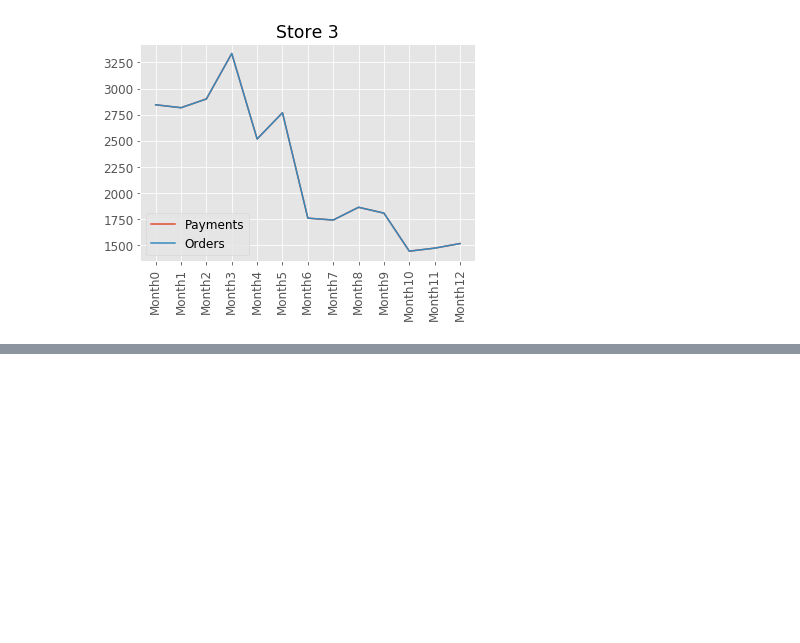
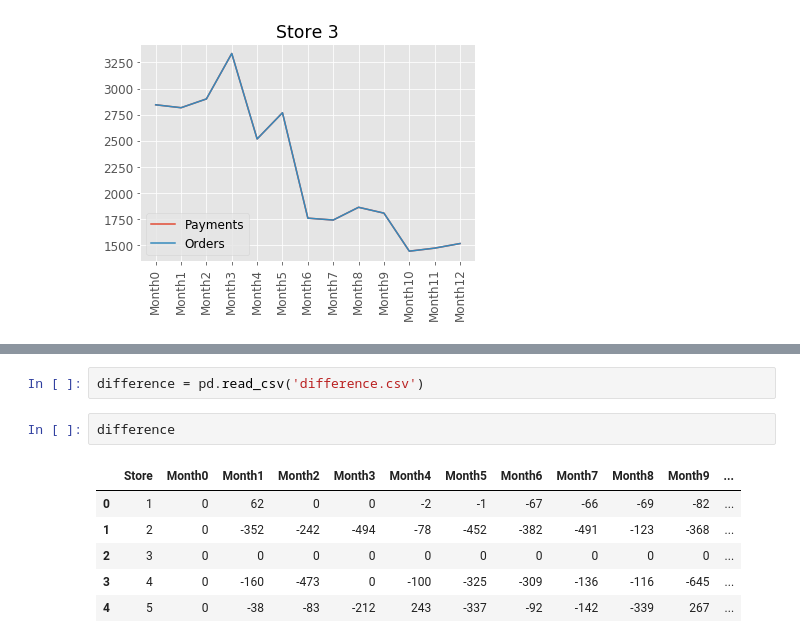
Before and after one commit to yuchild/fairbanc_takehome, a Jupyter notebook: fairbanc_analysis.ipynb, the cells around one changed output, grey strips where cells are left out. Cells and saved outputs as stored; diff of their text form; blank space fills up the shorter version.

```diff
--- a/fairbanc_analysis.ipynb
+++ b/fairbanc_analysis.ipynb
@@ -131,0 +132,11 @@ plt.title('Store 5');
+# %%
+difference = pd.read_csv('difference.csv')
+# %%
+difference
+# %% [output]
+|  | Store | Month0 | Month1 | Month2 | Month3 | Month4 | Month5 | Month6 | Month7 | Month8 | Month9 | ... |
+| 0 | 1 | 0 | 62 | 0 | 0 | -2 | -1 | -67 | -66 | -69 | -82 | ... |
+| 1 | 2 | 0 | -352 | -242 | -494 | -78 | -452 | -382 | -491 | -123 | -368 | ... |
+| 2 | 3 | 0 | 0 | 0 | 0 | 0 | 0 | 0 | 0 | 0 | 0 | ... |
+| 3 | 4 | 0 | -160 | -473 | 0 | -100 | -325 | -309 | -136 | -116 | -645 | ... |
+| 4 | 5 | 0 | -38 | -83 | -212 | 243 | -337 | -92 | -142 | -339 | 267 | ... |
```
Also changed, not shown: parts of 8 cells of this notebook, 3 other files.
